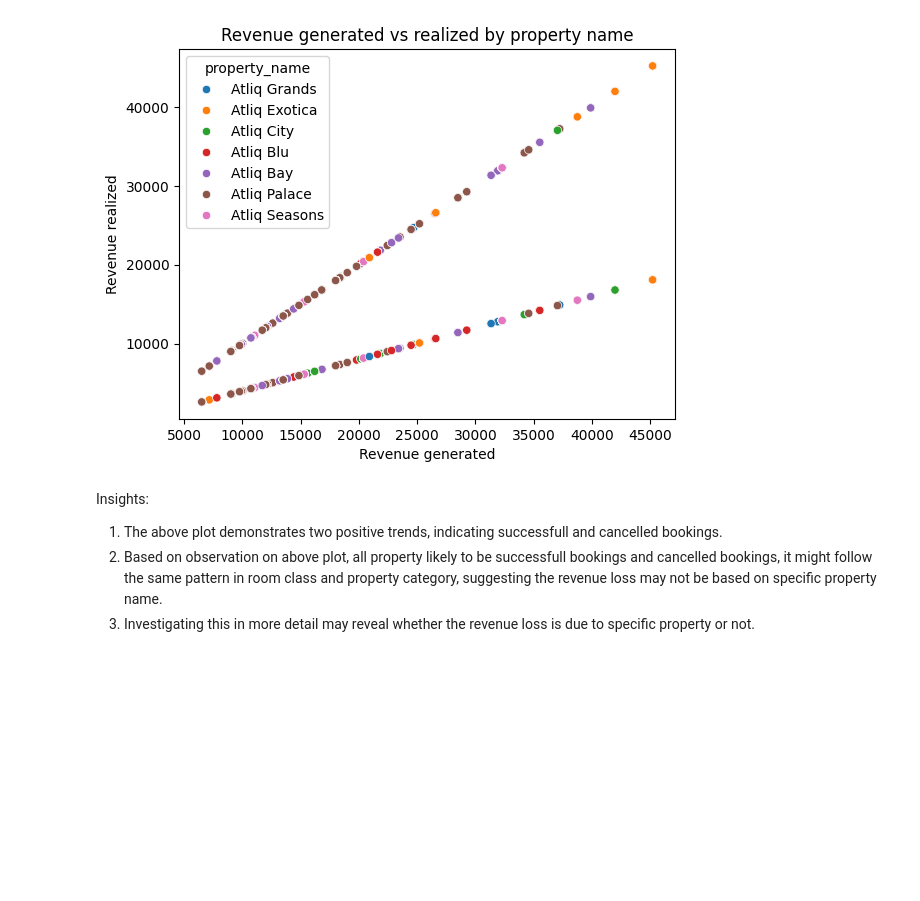
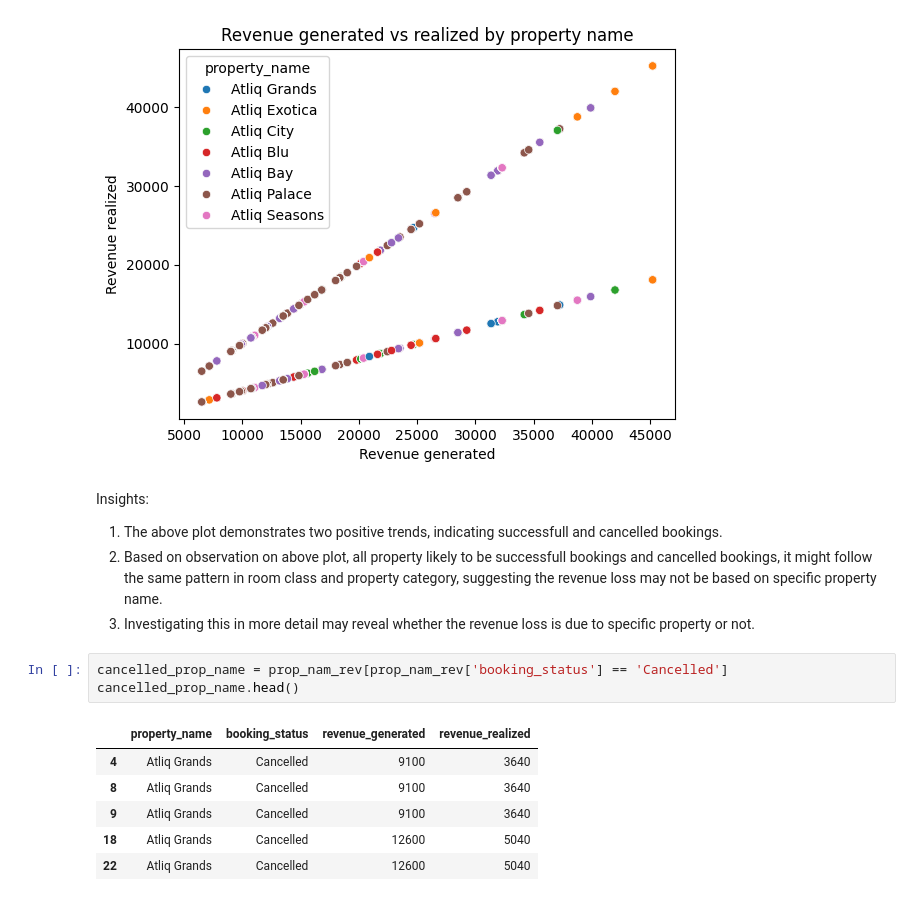
Before and after one commit to Bhuvi128/Hospitality-Revenue-Optimization-Data-analysis, a Jupyter notebook: Hospitality Revenue Optimzation.ipynb, the cells around one changed output. Drawn from its saved outputs; the diff is of its cells as text; blank space fills up the shorter version.

```diff
--- a/Hospitality Revenue Optimzation.ipynb
+++ b/Hospitality Revenue Optimzation.ipynb
@@ -600,3 +581,13 @@ Insights:
 1. The above plot demonstrates two positive trends, indicating successfull and cancelled bookings.
 2. Based on observation on above plot, all property likely to be successfull bookings and cancelled bookings, it might follow the same pattern in room class and property category, suggesting the revenue loss may not be based on specific property name.
 3. Investigating this in more detail may reveal whether the revenue loss is due to specific property or not.
+# %%
+cancelled_prop_name = prop_nam_rev[prop_nam_rev['booking_status'] == 'Cancelled']
+cancelled_prop_name.head()
+# %% [output]
+|  | property_name | booking_status | revenue_generated | revenue_realized |
+| 4 | Atliq Grands | Cancelled | 9100 | 3640 |
+| 8 | Atliq Grands | Cancelled | 9100 | 3640 |
+| 9 | Atliq Grands | Cancelled | 9100 | 3640 |
+| 18 | Atliq Grands | Cancelled | 12600 | 5040 |
+| 22 | Atliq Grands | Cancelled | 12600 | 5040 |
```
Also changed, not shown: parts of 9 cells of this notebook, 1 other file.
